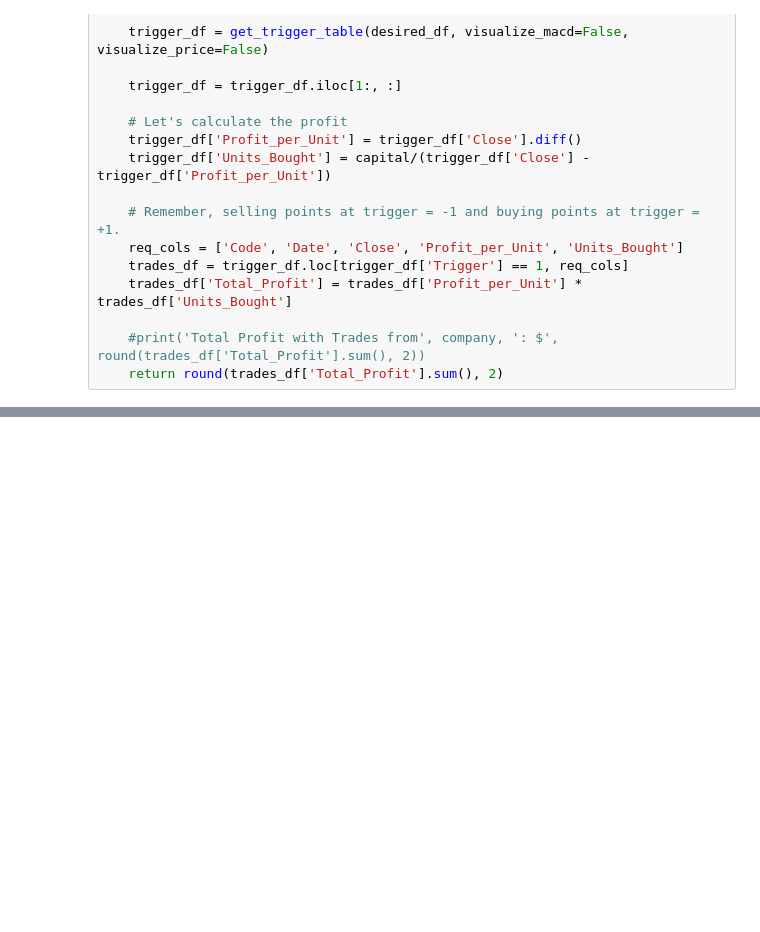
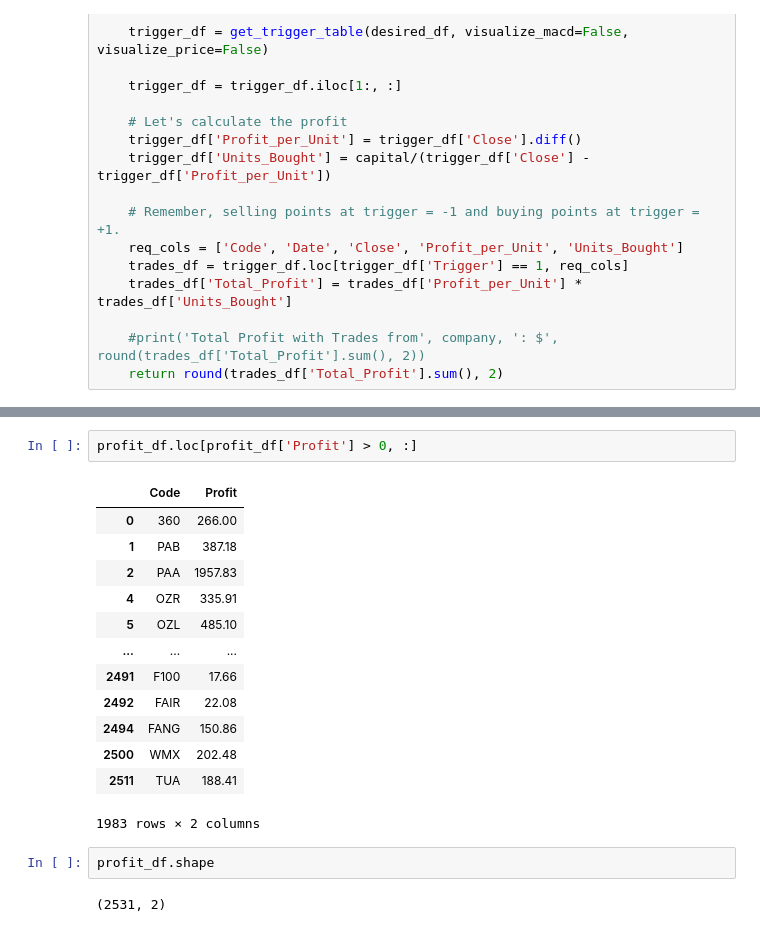
Before and after one commit to asa273/Experiments, a Jupyter notebook: ASX Analysis.ipynb, the cells around one changed output, grey strips where cells are left out. Saved outputs shown, nothing was run; the diff lists cells and outputs as text; blank space fills up the shorter version.

```diff
--- a/ASX Analysis.ipynb
+++ b/ASX Analysis.ipynb
@@ -170,0 +176,20 @@ profit_df.head()
+# %%
+profit_df.loc[profit_df['Profit'] > 0, :]
+# %% [output]
+|  | Code | Profit |
+| 0 | 360 | 266.00 |
+| 1 | PAB | 387.18 |
+| 2 | PAA | 1957.83 |
+| 4 | OZR | 335.91 |
+| 5 | OZL | 485.10 |
+| ... | ... | ... |
+| 2491 | F100 | 17.66 |
+| 2492 | FAIR | 22.08 |
+| 2494 | FANG | 150.86 |
+| 2500 | WMX | 202.48 |
+| 2511 | TUA | 188.41 |
+1983 rows × 2 columns
+# %%
+profit_df.shape
+# %% [output]
+(2531, 2)
```
Also changed, not shown: parts of 8 cells of this notebook.
